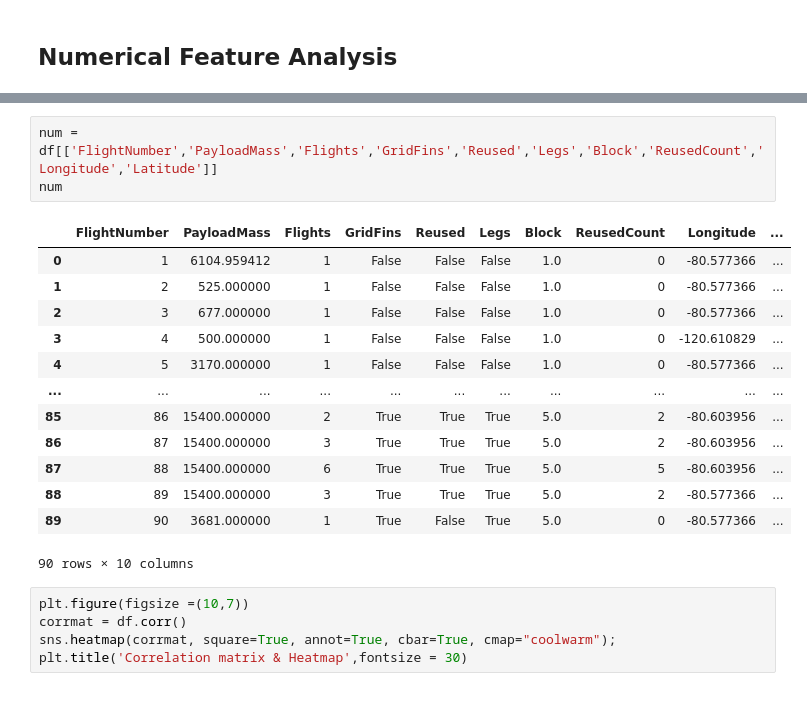
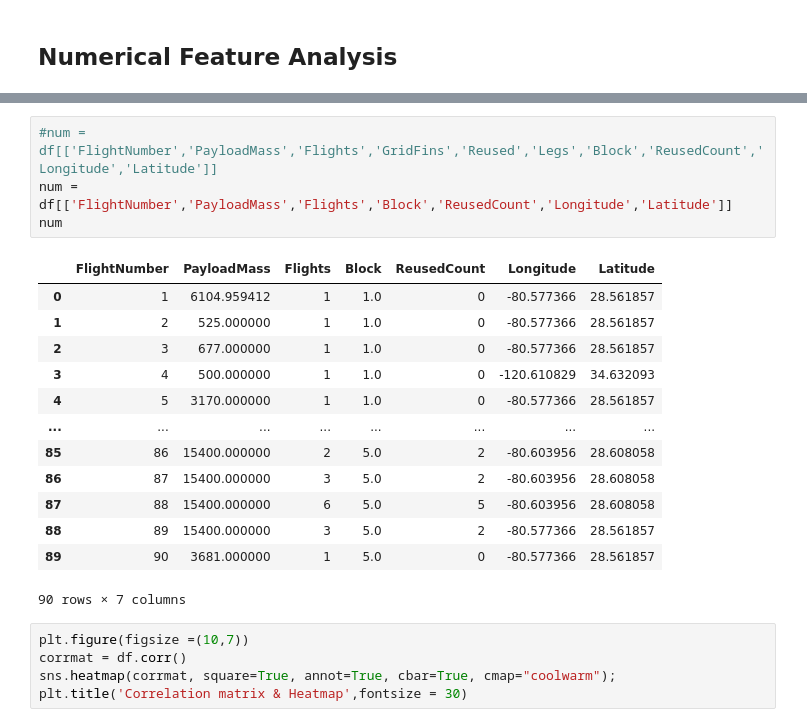
Before and after one commit to chiakl/spacex, a Jupyter notebook: spacex.ipynb, the cells around one changed output, grey strips where cells are left out. Cells and saved outputs as stored; diff of their text form.

```diff
--- a/spacex.ipynb
+++ b/spacex.ipynb
@@ -142,22 +129,23 @@ df.corr()
 | Latitude | -0.054194 | -0.014655 | -0.084547 | 0.144427 | 0.042669 | 0.058161 | 0.031621 | 0.102668 | -0.999966 | ... |
 | Class | 0.401923 | 0.199992 | 0.149787 | 0.642540 | 0.207582 | 0.673825 | 0.416015 | 0.466584 | -0.089519 | ... |
 # %%
-num = df[['FlightNumber','PayloadMass','Flights','GridFins','Reused','Legs','Block','ReusedCount','Longitude','Latitude']]
+#num = df[['FlightNumber','PayloadMass','Flights','GridFins','Reused','Legs','Block','ReusedCount','Longitude','Latitude']]
+num = df[['FlightNumber','PayloadMass','Flights','Block','ReusedCount','Longitude','Latitude']]
 num
 # %% [output]
-|  | FlightNumber | PayloadMass | Flights | GridFins | Reused | Legs | Block | ReusedCount | Longitude | ... |
-| 0 | 1 | 6104.959412 | 1 | False | False | False | 1.0 | 0 | -80.577366 | ... |
-| 1 | 2 | 525.000000 | 1 | False | False | False | 1.0 | 0 | -80.577366 | ... |
-| 2 | 3 | 677.000000 | 1 | False | False | False | 1.0 | 0 | -80.577366 | ... |
-| 3 | 4 | 500.000000 | 1 | False | False | False | 1.0 | 0 | -120.610829 | ... |
-| 4 | 5 | 3170.000000 | 1 | False | False | False | 1.0 | 0 | -80.577366 | ... |
-| ... | ... | ... | ... | ... | ... | ... | ... | ... | ... | ... |
-| 85 | 86 | 15400.000000 | 2 | True | True | True | 5.0 | 2 | -80.603956 | ... |
-| 86 | 87 | 15400.000000 | 3 | True | True | True | 5.0 | 2 | -80.603956 | ... |
-| 87 | 88 | 15400.000000 | 6 | True | True | True | 5.0 | 5 | -80.603956 | ... |
-| 88 | 89 | 15400.000000 | 3 | True | True | True | 5.0 | 2 | -80.577366 | ... |
-| 89 | 90 | 3681.000000 | 1 | True | False | True | 5.0 | 0 | -80.577366 | ... |
+|  | FlightNumber | PayloadMass | Flights | Block | ReusedCount | Longitude | Latitude |
+| 0 | 1 | 6104.959412 | 1 | 1.0 | 0 | -80.577366 | 28.561857 |
+| 1 | 2 | 525.000000 | 1 | 1.0 | 0 | -80.577366 | 28.561857 |
+| 2 | 3 | 677.000000 | 1 | 1.0 | 0 | -80.577366 | 28.561857 |
+| 3 | 4 | 500.000000 | 1 | 1.0 | 0 | -120.610829 | 34.632093 |
+| 4 | 5 | 3170.000000 | 1 | 1.0 | 0 | -80.577366 | 28.561857 |
+| ... | ... | ... | ... | ... | ... | ... | ... |
+| 85 | 86 | 15400.000000 | 2 | 5.0 | 2 | -80.603956 | 28.608058 |
+| 86 | 87 | 15400.000000 | 3 | 5.0 | 2 | -80.603956 | 28.608058 |
+| 87 | 88 | 15400.000000 | 6 | 5.0 | 5 | -80.603956 | 28.608058 |
+| 88 | 89 | 15400.000000 | 3 | 5.0 | 2 | -80.577366 | 28.561857 |
+| 89 | 90 | 3681.000000 | 1 | 5.0 | 0 | -80.577366 | 28.561857 |
-90 rows × 10 columns
+90 rows × 7 columns
 # %%
 plt.figure(figsize =(10,7))
 corrmat = df.corr()
```
Also changed, not shown: parts of 23 cells of this notebook.
